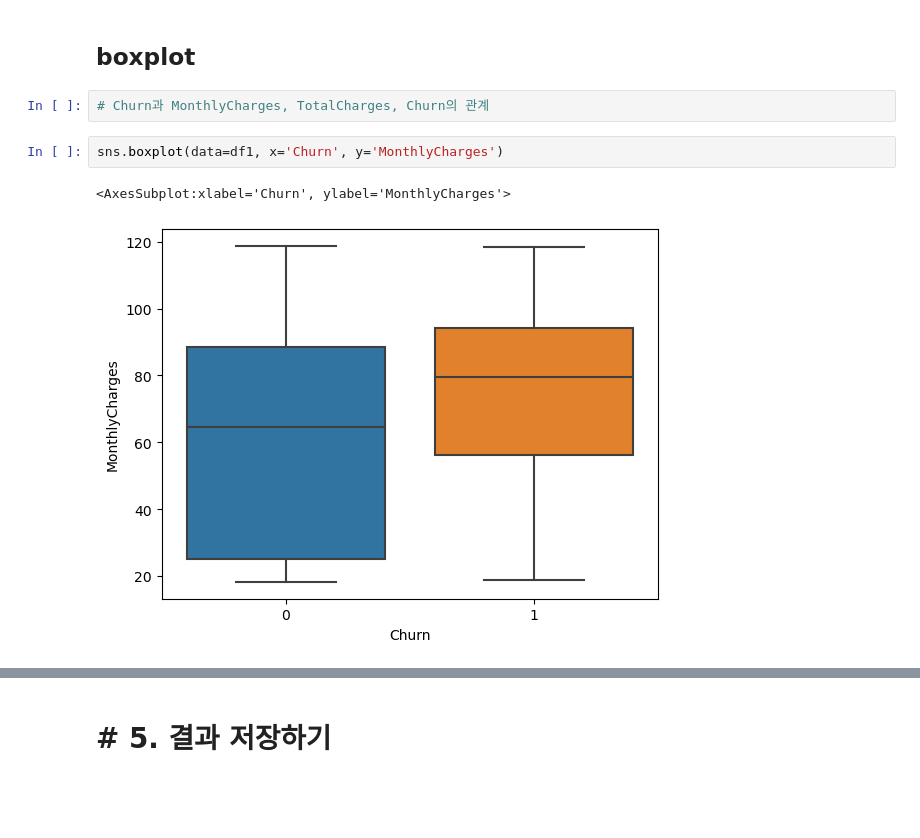
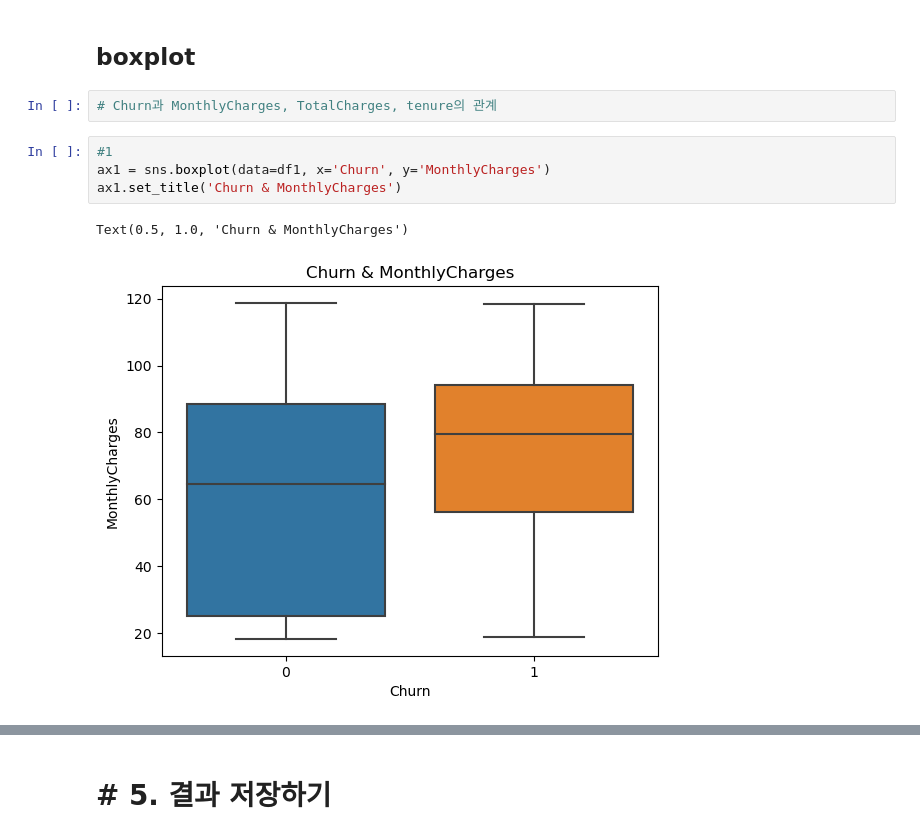
Before and after one commit to EunSeo35/Multicampus_TIL, a Jupyter notebook: 25_파이썬데이터분석_실습_통신사고객이탈.ipynb, the cells around one changed output, grey strips where cells are left out. Drawn from its saved outputs; the diff is of its cells as text; blank space fills up the shorter version.

```diff
--- a/25_파이썬데이터분석_실습_통신사고객이탈.ipynb
+++ b/25_파이썬데이터분석_실습_통신사고객이탈.ipynb
@@ -415,9 +400,11 @@ sns.heatmap(cor_matrix, annot=True , cmap = 'coolwarm')
 # %% [markdown]
 ## boxplot
 # %%
-# Churn과 MonthlyCharges, TotalCharges, Churn의 관계
+# Churn과 MonthlyCharges, TotalCharges, tenure의 관계
 # %%
-sns.boxplot(data=df1, x='Churn', y='MonthlyCharges')
+#1
+ax1 = sns.boxplot(data=df1, x='Churn', y='MonthlyCharges')
+ax1.set_title('Churn & MonthlyCharges')
 # %% [output]
-<AxesSubplot:xlabel='Churn', ylabel='MonthlyCharges'>
+Text(0.5, 1.0, 'Churn & MonthlyCharges')
-[figure, old version]
+[figure, new version]
```
Also changed, not shown: parts of 5 cells of this notebook.
